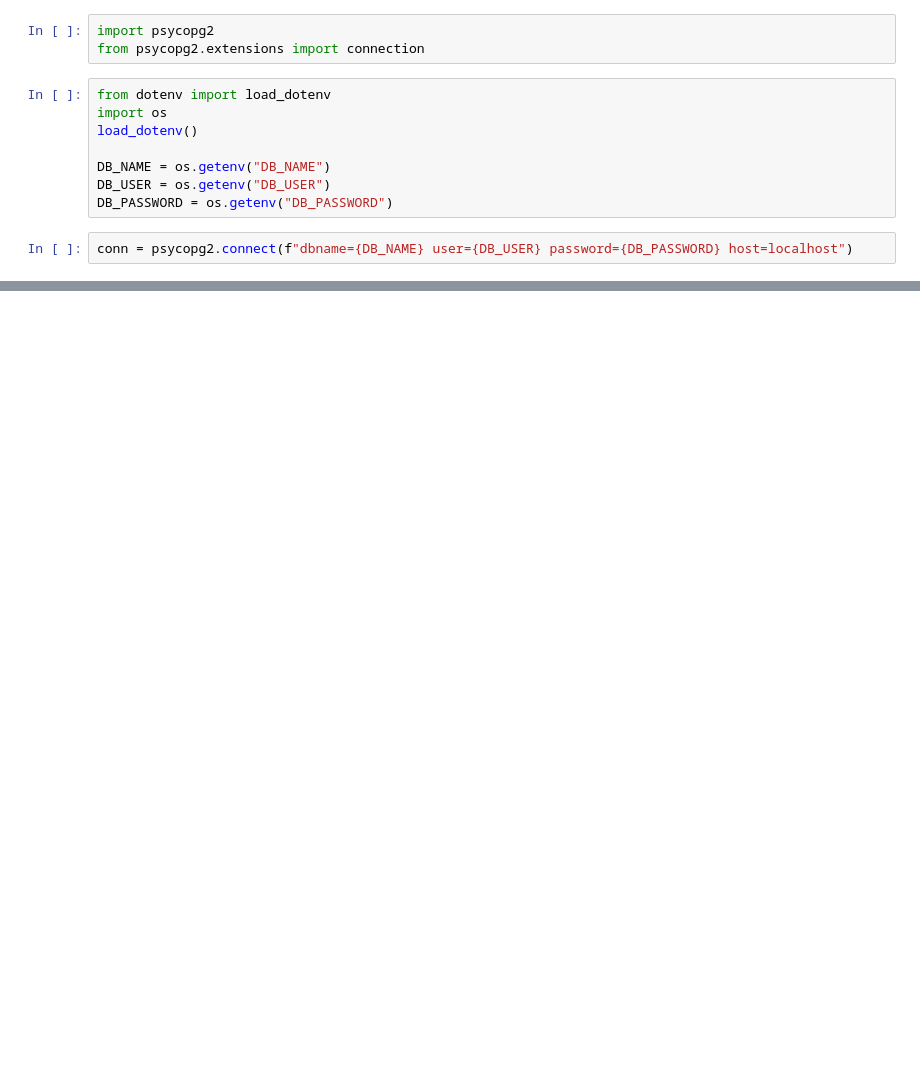
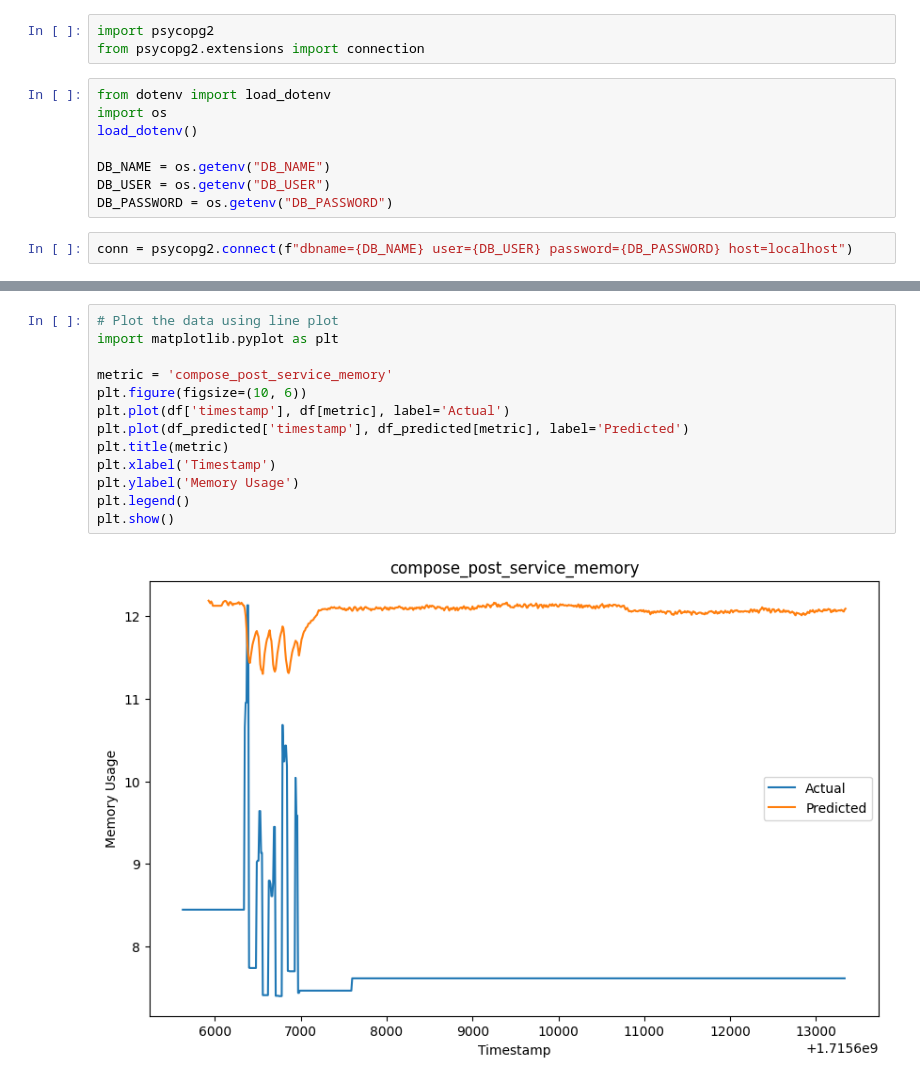
Before and after one commit to rozanfa/kubernetes-autoscaler, a Jupyter notebook: visualize.ipynb, the cells around one changed output, grey strips where cells are left out. Drawn from its saved outputs; the diff is of its cells as text; blank space fills up the shorter version.

```diff
--- a/visualize.ipynb
+++ b/visualize.ipynb
@@ -71,0 +70,15 @@ plt.show()
+# %%
+# Plot the data using line plot
+import matplotlib.pyplot as plt
+
+metric = 'compose_post_service_memory'
+plt.figure(figsize=(10, 6))
+plt.plot(df['timestamp'], df[metric], label='Actual')
+plt.plot(df_predicted['timestamp'], df_predicted[metric], label='Predicted')
+plt.title(metric)
+plt.xlabel('Timestamp')
+plt.ylabel('Memory Usage')
+plt.legend()
+plt.show()
+# %% [output]
+[figure, added]
```
Also changed, not shown: parts of 13 cells of this notebook, 10 other files.
